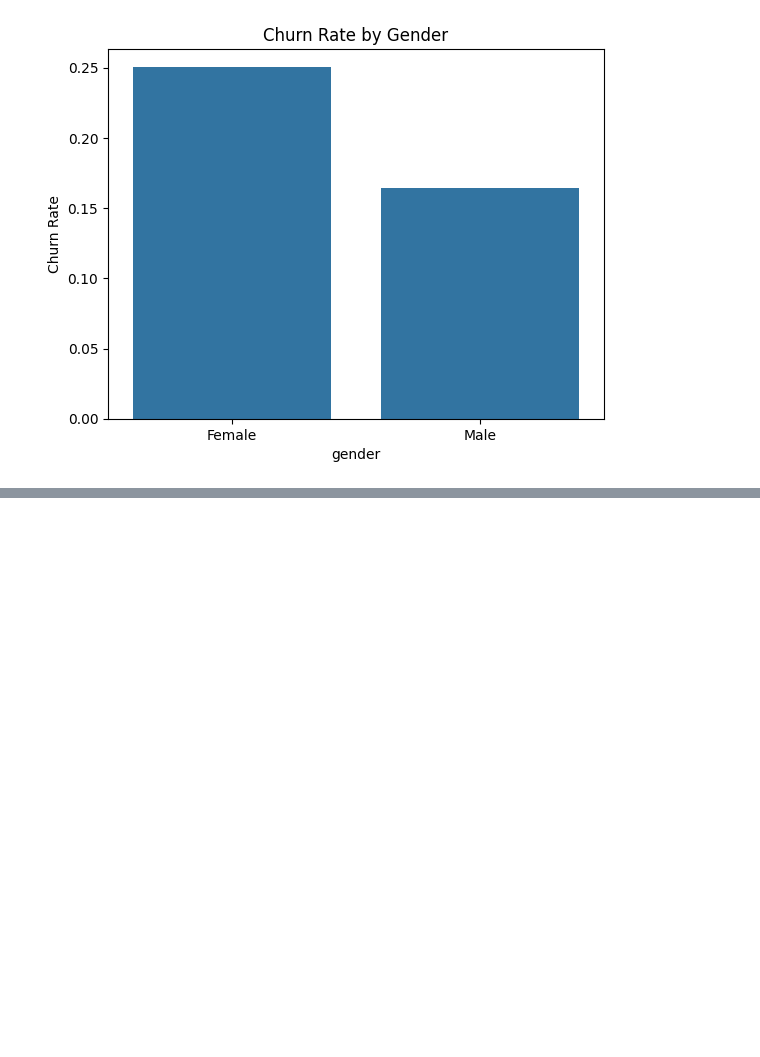
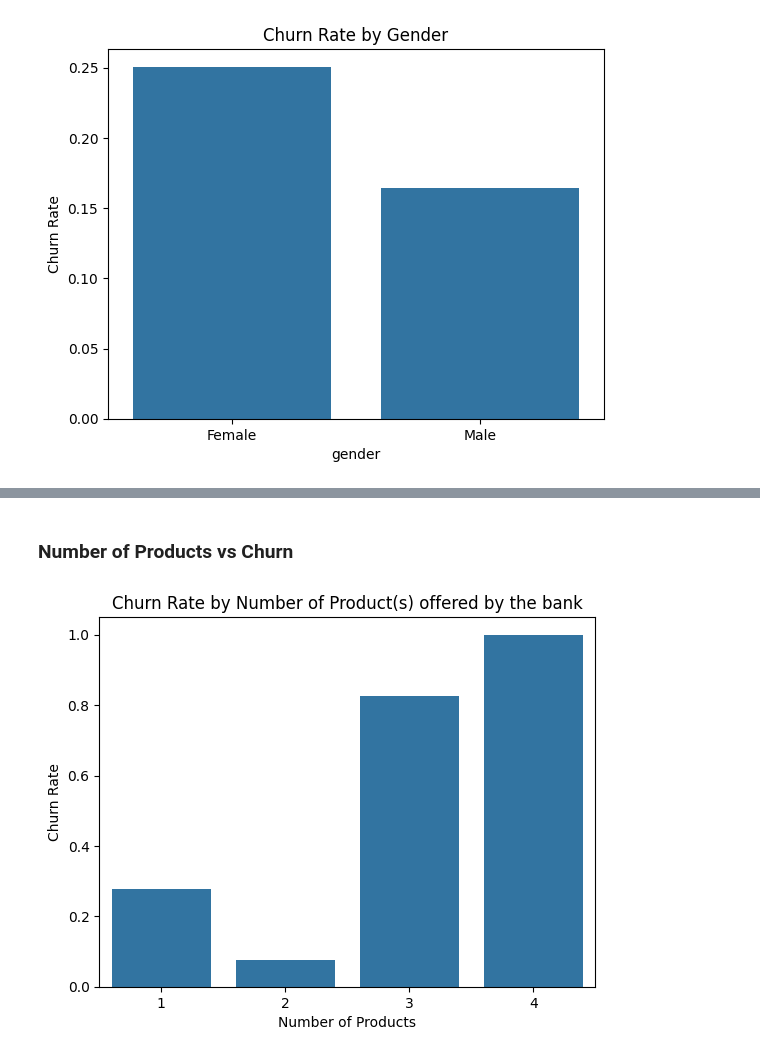
Before and after one commit to EdwardCKB/daily-ds, a Jupyter notebook: deep-learning/capstone_bank_churn.ipynb, the cells around one changed output, grey strips where cells are left out. Saved outputs shown, nothing was run; the diff lists cells and outputs as text; code cells hidden in the pictures; blank space fills up the shorter version.

```diff
--- a/deep-learning/capstone_bank_churn.ipynb
+++ b/deep-learning/capstone_bank_churn.ipynb
@@ -131,0 +156,12 @@ plt.show()
+# %% [markdown]
+### Number of Products vs Churn
+# %%
+product_churn = df.groupby('products_number')['churn'].mean().reset_index()
+
+sns.barplot(data=product_churn, x='products_number',y='churn')
+plt.title('Churn Rate by Number of Product(s) offered by the bank')
+plt.xlabel('Number of Products')
+plt.ylabel('Churn Rate')
+plt.show()
+# %% [output]
+[figure, added]
```
Also changed, not shown: parts of 20 cells of this notebook.
